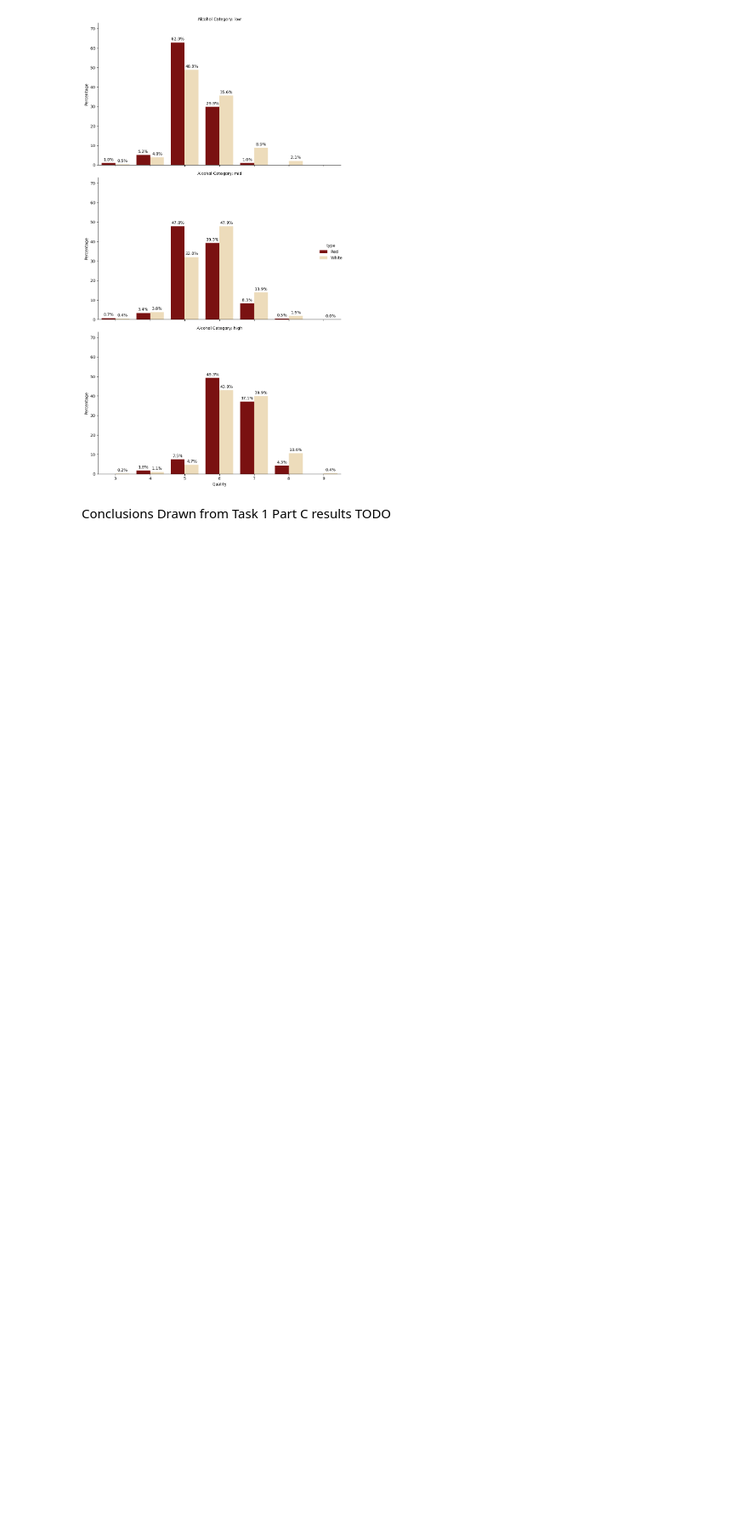
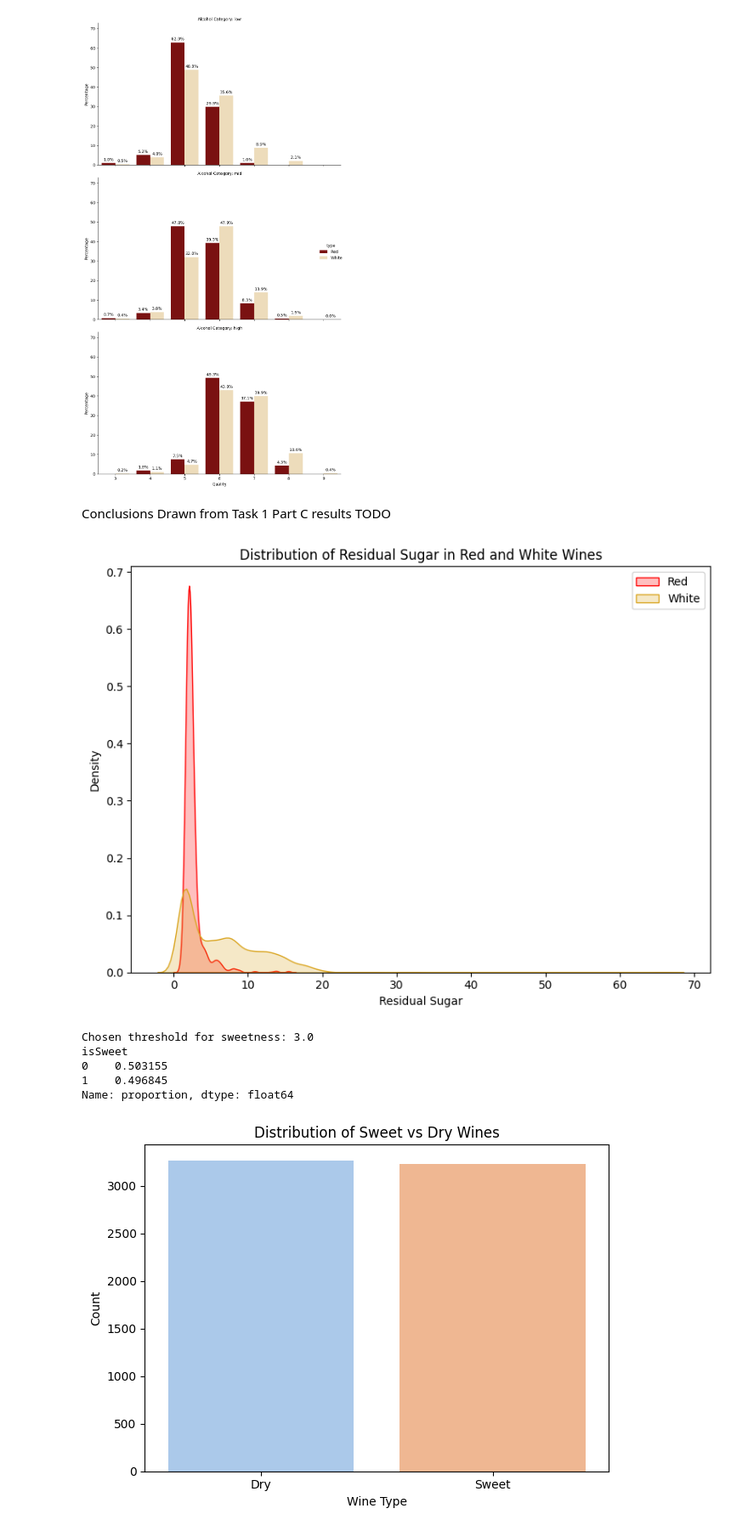
Before and after one commit to SamraatJain9/CSC2034_Project_Data, a Jupyter notebook: main.ipynb, the cells around one changed output. Shown at 85% size. Drawn from its saved outputs; the diff is of its cells as text; code cells hidden in the pictures; blank space fills up the shorter version.

Commit message:
Task 1, Part E

```diff
--- a/main.ipynb
+++ b/main.ipynb
@@ -376,3 +376,40 @@ plt.show()
 # %% [markdown]
 Conclusions Drawn from Task 1 Part C results
 TODO
+# %%
+# Task 1, Part D - Plot the residual sugar variable and identify a suitable threshold to separate "sweet" from "dry" wines*. Create a new "isSweet" binary variable to represent these two classes. The distributions of residual sugar are skewed for both reds and whites (in fact most wines in this dataset are dry according to the official definition, e.g., https://winefolly.com/deep-dive/sugar-in-wine-chart/)Links to an external site.. A practical approach in this case is to pick a threshold that splits the dataset (almost) evenly, as that will give you two balanced classes for your classifier. So your task is to find a threshold such that each class has approximately the same number of records.
+
+# Residual Sugar distribution Plot
+plt.figure(figsize=(8, 6))
+seaborn.kdeplot(red_wine['residual sugar'], label='Red', fill=True, color='red')
+seaborn.kdeplot(white_wine['residual sugar'], label='White', fill=True, color='goldenrod')
+plt.title("Distribution of Residual Sugar in Red and White Wines")
+plt.xlabel("Residual Sugar")
+plt.legend()
+plt.tight_layout()
+plt.show()
+
+# Threshold
+threshold = combined_wine['residual sugar'].median()
+print("Chosen threshold for sweetness:", round(threshold, 2))
+
+combined_wine['isSweet'] = (combined_wine['residual sugar'] > threshold).astype(int)
+
+print(combined_wine['isSweet'].value_counts(normalize=True))
+
+# Sweetness Distribution Plot
+seaborn.countplot(data=combined_wine, x='isSweet', hue='isSweet', palette='pastel', legend=False)
+plt.title("Distribution of Sweet vs Dry Wines")
+plt.xticks([0, 1], ['Dry', 'Sweet'])
+plt.ylabel("Count")
+plt.xlabel("Wine Type")
+plt.tight_layout()
+plt.show()
+# %% [output]
+[figure, added]
+Chosen threshold for sweetness: 3.0
+isSweet
+0    0.503155
+1    0.496845
+Name: proportion, dtype: float64
+[figure, added]
```
